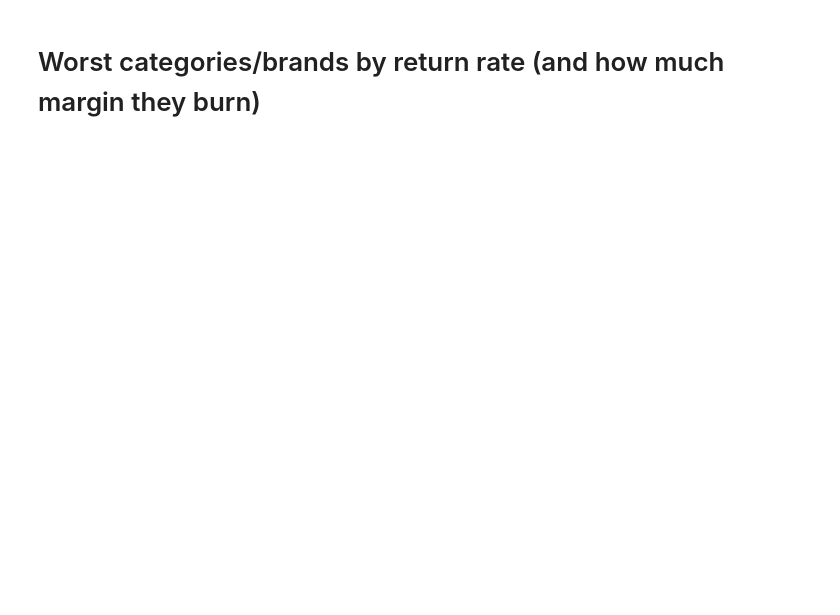
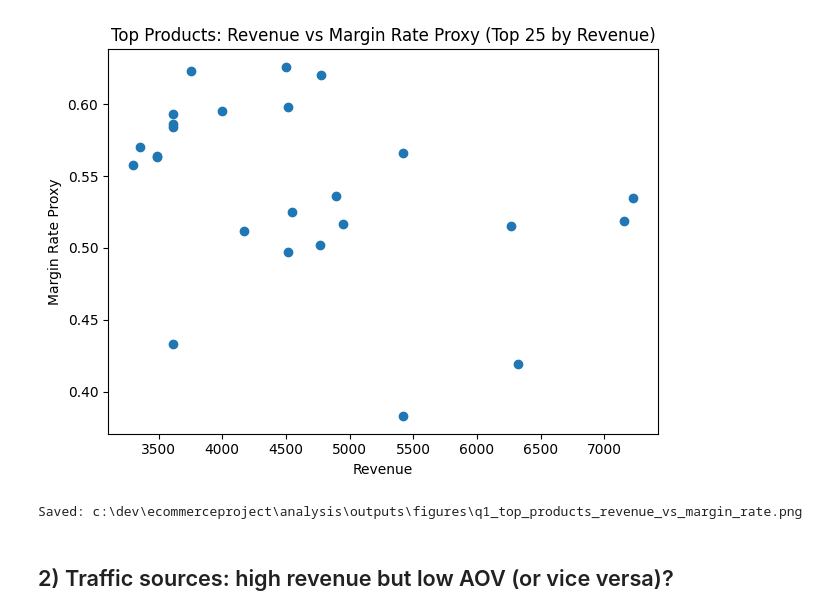
Before and after one commit to henrymarinho90/ecommerceproject, a Jupyter notebook: analysis/notebooks/02_returns_and_profitability.ipynb, the cells around one changed output. Cells and saved outputs as stored; diff of their text form; code cells hidden in the pictures; blank space fills up the shorter version.

Commit message:
Upgraded python code for notebook 2

```diff
--- a/analysis/notebooks/02_returns_and_profitability.ipynb
+++ b/analysis/notebooks/02_returns_and_profitability.ipynb
@@ -12,30 +20,42 @@ from sqlalchemy import create_engine, text
 pd.set_option("display.max_columns", 200)
 pd.set_option("display.width", 140)
 
-# --- Resolve repo root no matter where notebook is opened ---
+# --- Resolve repo root ---
 ROOT = Path.cwd()
 while ROOT.name.lower() != "ecommerceproject" and not (ROOT / "analysis").exists():
     if ROOT.parent == ROOT:
-        raise RuntimeError("Could not find repo root. Open the notebook from inside C:\\dev\\ecommerceproject")
+        raise RuntimeError(
+            "Could not find repo root.\n"
+            "Open the notebook from inside: C:\\dev\\ecommerceproject"
+        )
     ROOT = ROOT.parent
 
-OUT_TABLES = ROOT / "analysis" / "outputs" / "tables"
-OUT_FIGS   = ROOT / "analysis" / "outputs" / "figures"
+# --- Output folders (with full paths) ---
+OUT_DIR     = ROOT / "analysis" / "outputs"
+OUT_TABLES  = OUT_DIR / "tables"
+OUT_FIGS    = OUT_DIR / "figures"
+
 OUT_TABLES.mkdir(parents=True, exist_ok=True)
 OUT_FIGS.mkdir(parents=True, exist_ok=True)
+
+print("ROOT:", ROOT)
+print("Tables dir:", OUT_TABLES)   # e.g., C:\dev\ecommerceproject\analysis\outputs\tables
+print("Figures dir:", OUT_FIGS)    # e.g., C:\dev\ecommerceproject\analysis\outputs\figures
 
 # --- Load env + connect ---
 load_dotenv(ROOT / ".env")
 db_url = os.getenv("DATABASE_URL")
 if not db_url:
-    raise RuntimeError("DATABASE_URL not found. Check C:\\dev\\ecommerceproject\\.env")
+    raise RuntimeError("DATABASE_URL not found. Check: C:\\dev\\ecommerceproject\\.env")
 
 engine = create_engine(db_url)
 
-# quick connectivity check
-with engine.connect() as conn:
-    conn.execute(text("SELECT 1"))
+# --- Helper: run SQL and return DataFrame ---
+def run_sql(sql: str) -> pd.DataFrame:
+    with engine.connect() as conn:
+        return pd.read_sql_query(text(sql), conn)
+
+# Quick connectivity check
+run_sql("SELECT 1 AS ok;")
 print("✅ Connected")
-print("Tables dir:", OUT_TABLES)
-print("Figures dir:", OUT_FIGS)
 # %% [output]
@@ -185,2 +263,18 @@ plt.show()
-# %% [markdown]
-# Worst categories/brands by return rate (and how much margin they burn)
+# %%
+fig = plt.figure()
+plt.scatter(top_products["revenue"], top_products["margin_rate_proxy"])
+plt.title("Top Products: Revenue vs Margin Rate Proxy (Top 25 by Revenue)")
+plt.xlabel("Revenue")
+plt.ylabel("Margin Rate Proxy")
+plt.tight_layout()
+plt.show()
+
+# Save chart
+fig_path = OUT_FIGS / "q1_top_products_revenue_vs_margin_rate.png"
+fig.savefig(fig_path, bbox_inches="tight")
+print("Saved:", fig_path)
+# %% [output]
+[figure, added]
+Saved: c:\dev\ecommerceproject\analysis\outputs\figures\q1_top_products_revenue_vs_margin_rate.png
+# %% [markdown]
+## 2) Traffic sources: high revenue but low AOV (or vice versa)?
```
Also changed, not shown: parts of 23 cells of this notebook.
